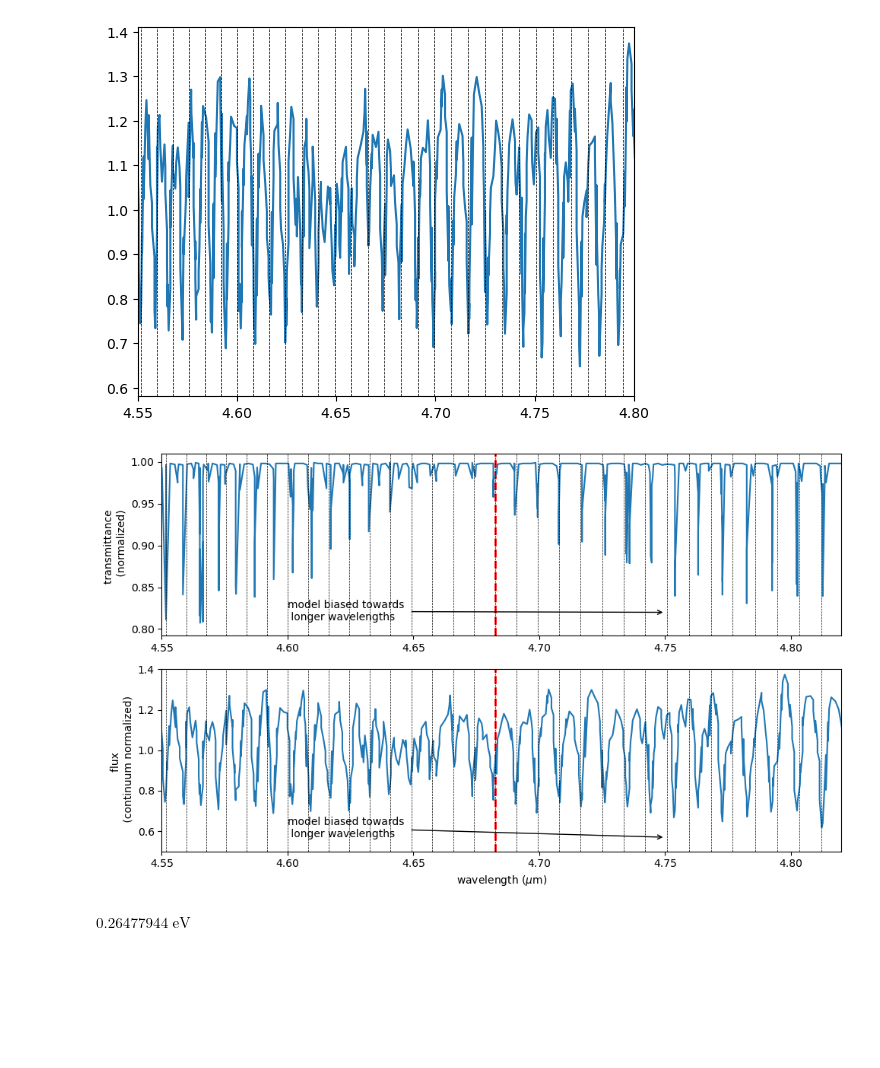
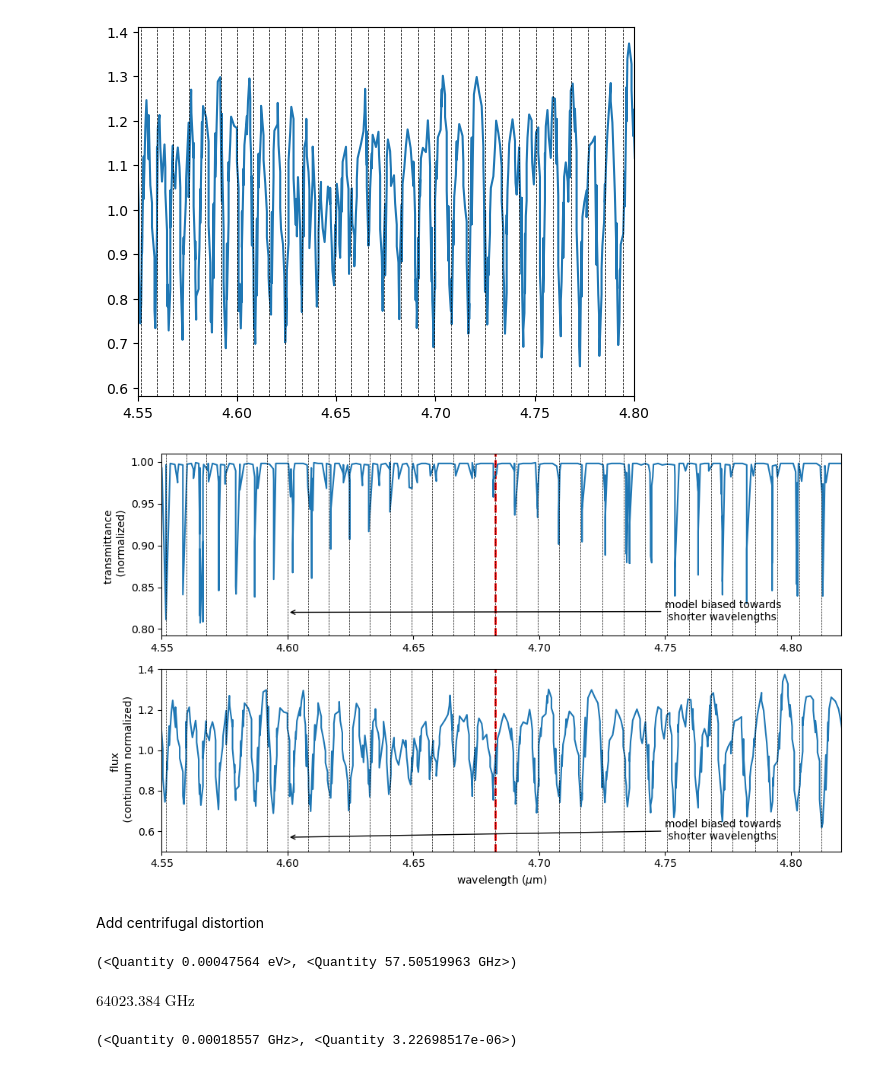
Before and after one commit to shubhagrawal30/ExoplanetAtmospheres, a Jupyter notebook: CO_ro-vib.ipynb, the cells around one changed output. Saved outputs shown, nothing was run; the diff lists cells and outputs as text; code cells hidden in the pictures; blank space fills up the shorter version.

Commit message:
centrifugal

```diff
--- a/CO_ro-vib.ipynb
+++ b/CO_ro-vib.ipynb
@@ -99,37 +99,49 @@ plt.show()
 # %%
 # plot subfigures top and bottom and long and short
 plt.figure(figsize=(10, 6))
 plt.subplot(2, 1, 1)
 plt.axvline(vib_wv.value, linewidth=2, color='red', linestyle='--')
 plt.plot(CO_wvs, CO_flux)
 for transition_wv in transition_wvs_simple:
     plt.axvline(transition_wv.value, linewidth=0.5, color='k', linestyle='--')
 plt.xlim([4.55, 4.82])
-plt.annotate('model biased towards \n longer wavelengths',
-                xy=(4.75, 0.82), xycoords='data',
-                xytext=(4.6, 0.81), textcoords='data',
+plt.annotate('model biased towards \n shorter wavelengths',
+                xy=(4.6, 0.82), xycoords='data',
+                xytext=(4.75, 0.81), textcoords='data',
                 arrowprops=dict(arrowstyle="->"))
 plt.ylabel("transmittance \n (normalized)")
 
 plt.subplot(2, 1, 2)
 plt.axvline(vib_wv.value, linewidth=2, color='red', linestyle='--')
 plt.plot(jwst_wvs, jwst_features)
 for transition_wv in transition_wvs_simple:
     plt.axvline(transition_wv.value, linewidth=0.5, color='k', linestyle='--')
 plt.xlim([4.55, 4.82])
 plt.ylim([0.5, 1.4])
-plt.annotate('model biased towards \n longer wavelengths',
-                xy=(4.75, 0.57), xycoords='data',
-                xytext=(4.6, 0.57), textcoords='data',
+plt.annotate('model biased towards \n shorter wavelengths',
+                xy=(4.6, 0.57), xycoords='data',
+                xytext=(4.75, 0.56), textcoords='data',
                 arrowprops=dict(arrowstyle="->"))
 plt.xlabel("wavelength ($\mu$m)")
 plt.ylabel("flux \n (continuum normalized)")
 plt.tight_layout()
 plt.savefig("plots/CO_vib_simple.png", dpi=300)
 plt.show()
 # %% [output]
-[figure, old version]
+[figure, new version]
-# %%
-vib_energy
-# %% [output]
-$0.26477944 \; \mathrm{eV}$
+# %% [markdown]
+Add centrifugal distortion
+# %%
+deltaE, B_rotational.to(u.GHz)
+# %% [output]
+(<Quantity 0.00047564 eV>, <Quantity 57.50519963 GHz>)
+# %%
+nu = c.c / vib_wv
+nu.to(u.GHz)
+# %% [output]
+$64023.384 \; \mathrm{GHz}$
+# %%
+D_rotational = 4 * B_rotational**3 / nu**2
+D_rotational.to(u.GHz), (D_rotational / B_rotational).to("")
+# %% [output]
+(<Quantity 0.00018557 GHz>, <Quantity 3.22698517e-06>)
```
Also changed, not shown: parts of 5 cells of this notebook, 2 other files.
